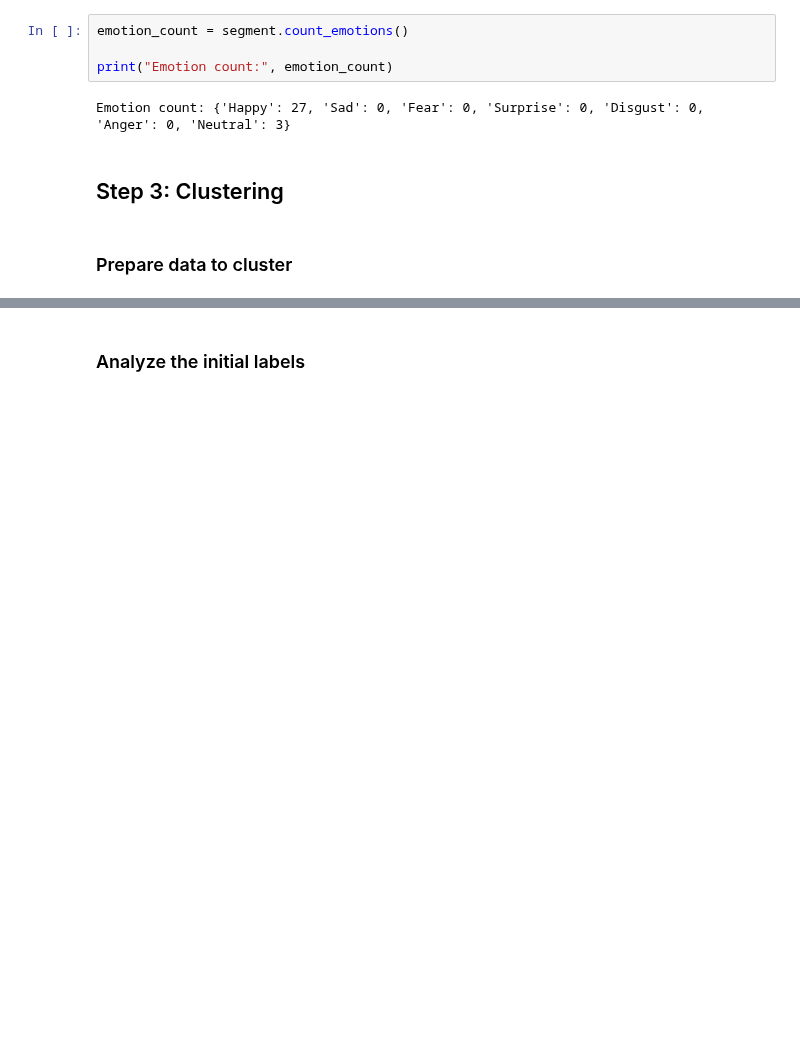
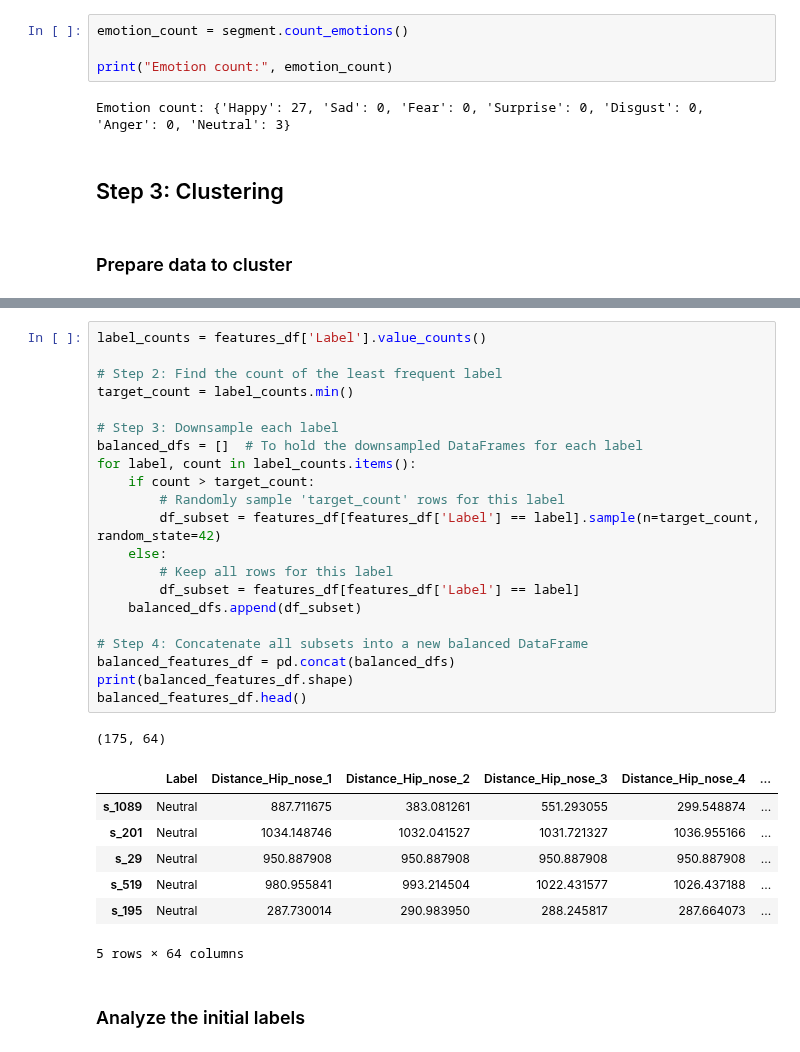
Before and after one commit to denskrlv/PosEmotion, a Jupyter notebook: posemotion.ipynb, the cells around one changed output, grey strips where cells are left out. Drawn from its saved outputs; the diff is of its cells as text; blank space fills up the shorter version.

```diff
--- a/posemotion.ipynb
+++ b/posemotion.ipynb
@@ -371,3 +371,33 @@ features_df.head()
+# %%
+label_counts = features_df['Label'].value_counts()
+
+# Step 2: Find the count of the least frequent label
+target_count = label_counts.min()
+
+# Step 3: Downsample each label
+balanced_dfs = []  # To hold the downsampled DataFrames for each label
+for label, count in label_counts.items():
+    if count > target_count:
+        # Randomly sample 'target_count' rows for this label
+        df_subset = features_df[features_df['Label'] == label].sample(n=target_count, random_state=42)
+    else:
+        # Keep all rows for this label
+        df_subset = features_df[features_df['Label'] == label]
+    balanced_dfs.append(df_subset)
+
+# Step 4: Concatenate all subsets into a new balanced DataFrame
+balanced_features_df = pd.concat(balanced_dfs)
+print(balanced_features_df.shape)
+balanced_features_df.head()
+# %% [output]
+(175, 64)
+|  | Label | Distance_Hip_nose_1 | Distance_Hip_nose_2 | Distance_Hip_nose_3 | Distance_Hip_nose_4 | ... |
+| s_1089 | Neutral | 887.711675 | 383.081261 | 551.293055 | 299.548874 | ... |
+| s_201 | Neutral | 1034.148746 | 1032.041527 | 1031.721327 | 1036.955166 | ... |
+| s_29 | Neutral | 950.887908 | 950.887908 | 950.887908 | 950.887908 | ... |
+| s_519 | Neutral | 980.955841 | 993.214504 | 1022.431577 | 1026.437188 | ... |
+| s_195 | Neutral | 287.730014 | 290.983950 | 288.245817 | 287.664073 | ... |
+5 rows × 64 columns
 # %% [markdown]
 ### Analyze the initial labels
 # %%
```
Also changed, not shown: parts of 9 cells of this notebook, 2 other files.
